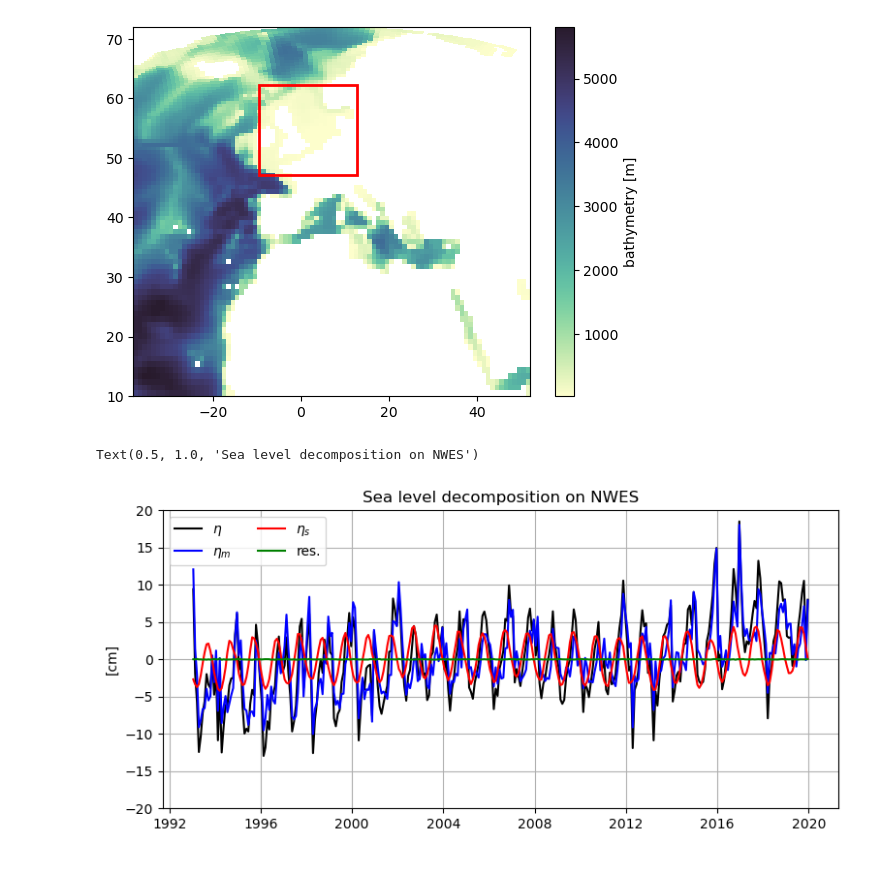
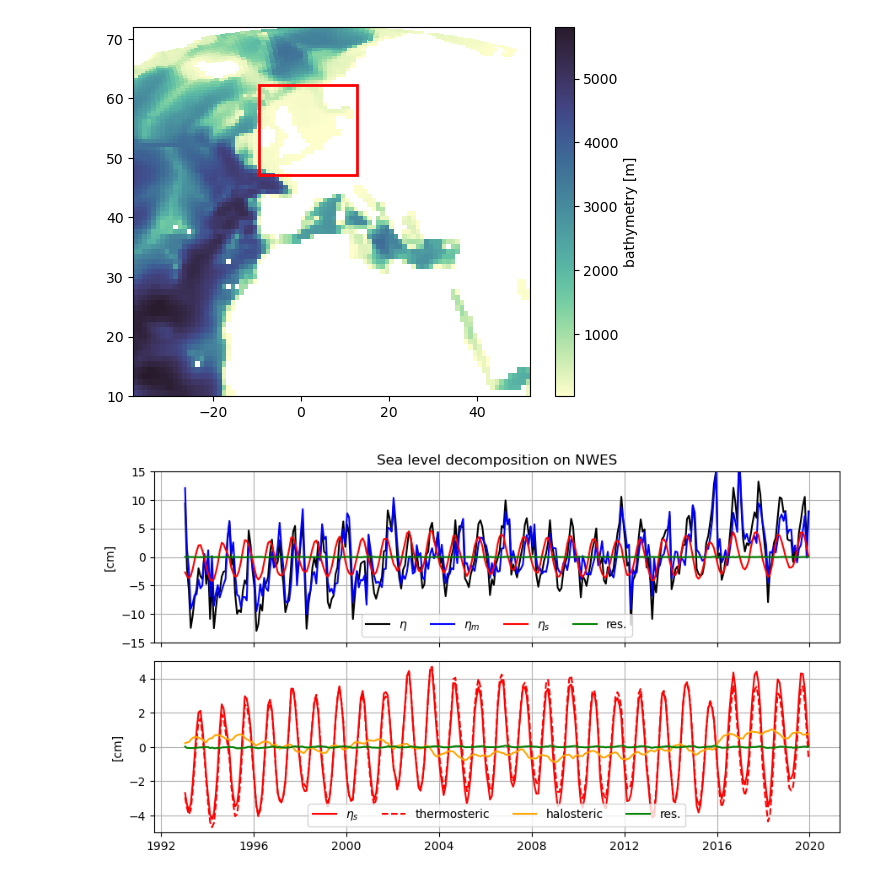
Before and after one commit to ojhoundegnonto/ESS25-Team_PISEAL, a Jupyter notebook: notebooks/explore_NWES.ipynb, the cells around one changed output. Saved outputs shown, nothing was run; the diff lists cells and outputs as text; code cells hidden in the pictures.

```diff
--- a/notebooks/explore_NWES.ipynb
+++ b/notebooks/explore_NWES.ipynb
@@ -438,20 +438,35 @@ plt.savefig("/home/jovyan/ESS25-Team_PISEAL/figures/bathy_NWES.png", dpi=600, bb
 # %%
 fac = 100
 
-plt.figure(figsize=(9,4))
+plt.figure(figsize=(9,5))
+plt.subplot(2,1,1)
 plt.plot(eta_mean['time'], eta_mean*fac, label='$\eta$', color='k')
 plt.plot(etam_mean['time'], etam_mean*fac, label='$\eta_m$', color='b')
 plt.plot(etas_mean['time'], etas_mean*fac, label='$\eta_s$', color='r')
 plt.plot(res_sub['time'], res_sub*fac, label='res.', color='g')
 plt.legend(ncol=2)
-plt.ylim(-20, 20)
+plt.ylim(-15, 15)
 plt.ylabel('[cm]')
-plt.legend(ncol=2)
+plt.legend(ncol=4)
 plt.grid(True)
 plt.title('Sea level decomposition on NWES')
 # eta_sub
+plt.xlabel('')
+ax = plt.gca()
+ax.set_xticklabels([])
 
-# plt.savefig("/home/jovyan/ESS25-Team_PISEAL/figures/NWES_SL.png", dpi=600, bbox_inches='tight')
+plt.subplot(2,1,2)
+plt.plot(etas_mean['time'], etas_mean*fac, label='$\eta_s$', color='r')
+plt.plot(etasT_mean['time'], etasT_mean*fac, label='thermosteric', color='r', linestyle='--')
+plt.plot(etasS_mean['time'], etasS_mean*fac, label='halosteric', color='orange')
+plt.plot(ress_sub['time'], ress_sub*fac, label='res.', color='g')
+plt.ylim(-5, 5)
+plt.ylabel('[cm]')
+plt.legend(ncol=4)
+plt.grid(True)
+# plt.title('Steric sea level decomposition')
+plt.tight_layout(pad=1.0)  # pad = space between plots
+
+# plt.savefig("/home/jovyan/ESS25-Team_PISEAL/figures/NWES_SL_tseries.png", dpi=600, bbox_inches='tight')
 # %% [output]
-Text(0.5, 1.0, 'Sea level decomposition on NWES')
-[figure, old version]
+[figure, new version]
```
Also changed, not shown: parts of 2 cells of this notebook, 1 other file.
